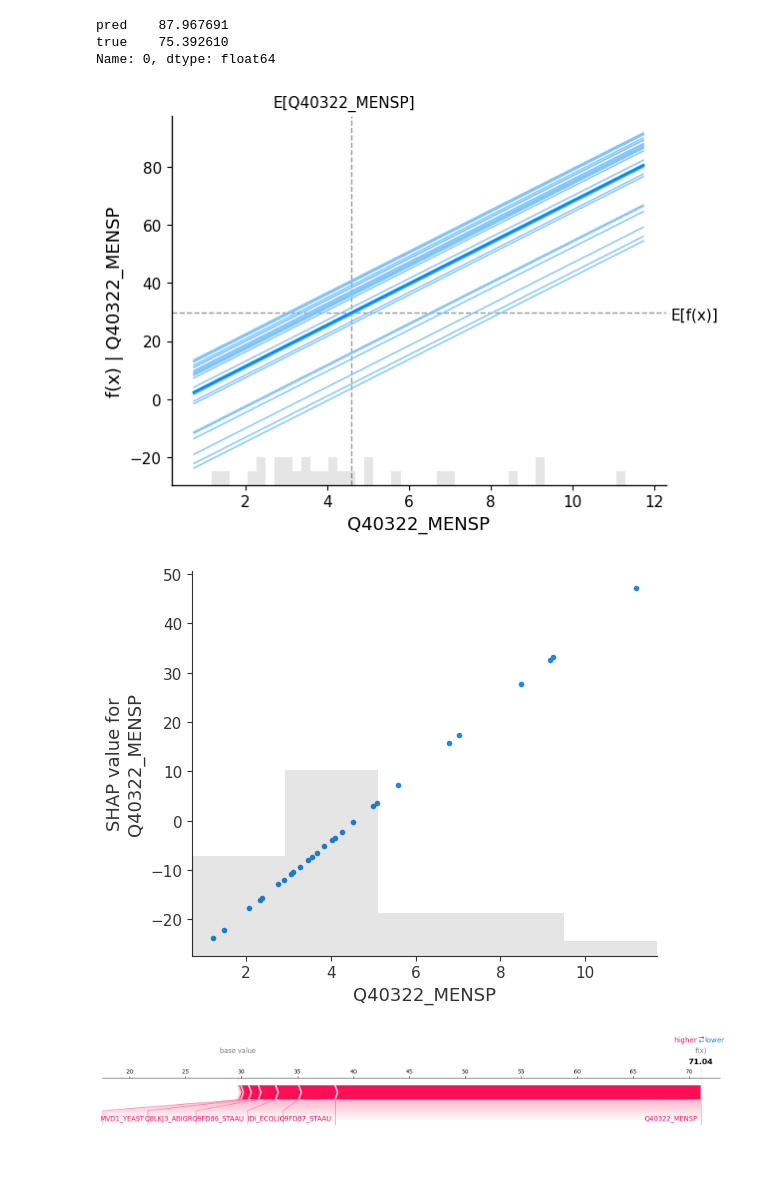
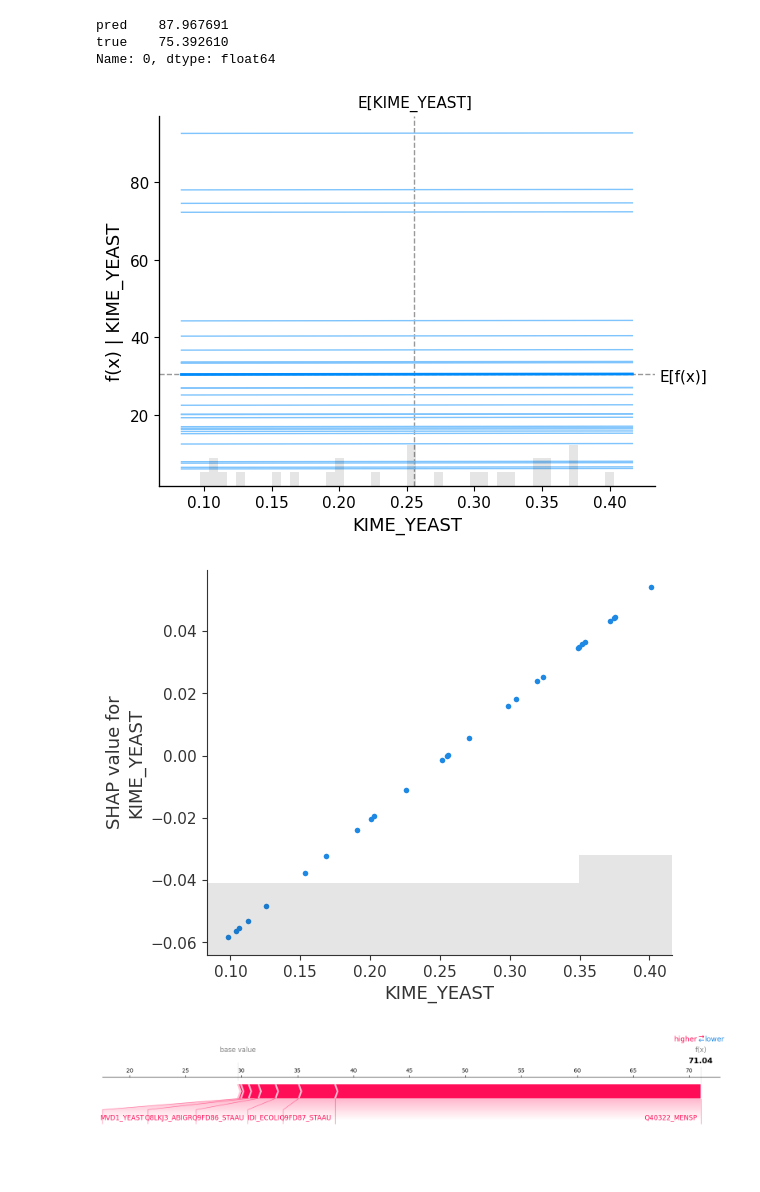
Before and after one commit to costasmexis/straindesignXAI, a Jupyter notebook: notebooks/Limonene_manual.ipynb, the cells around one changed output. Cells and saved outputs as stored; diff of their text form; code cells hidden in the pictures.

```diff
--- a/notebooks/Limonene_manual.ipynb
+++ b/notebooks/Limonene_manual.ipynb
@@ -194,5 +198,9 @@ SGDRegressor(alpha=0.0617339818443166, eta0=0.01636311619170524,
 # %% [markdown]
 # Model evaluation (Bootstrap)
+# %%
+# pickle load model
+with open("../models/limonene_model.pkl", "rb") as f:
+    final_model = pickle.load(f)
 # %%
 def bootstrap(X, y, model: object, n: int = 100):
     mse_values = []
@@ -274,12 +282,12 @@ pred    87.967691
 true    75.392610
 Name: 0, dtype: float64
 # %%
-feature = "Q40322_MENSP"
+feature = "KIME_YEAST"
 pdplot(df_A[INPUT_VARS], feature, final_model, ice=True)
 shap_scatter(feature)
 # %% [output]
-[figure, old version]
+[figure, new version]
-[figure, old version]
+[figure, new version]
 # %%
 shap.force_plot(shap_explainer.expected_value,
                    shap_df[INPUT_VARS].iloc[2].values,
```
Also changed, not shown: parts of 14 cells of this notebook, 3 other files.
